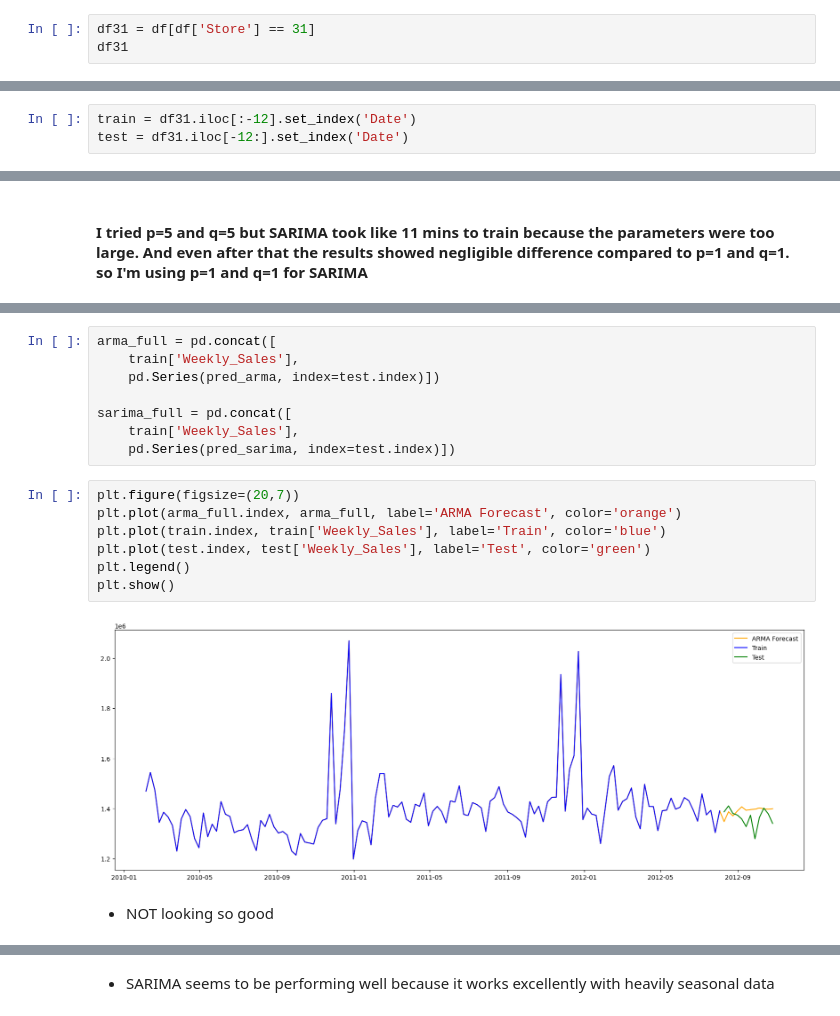
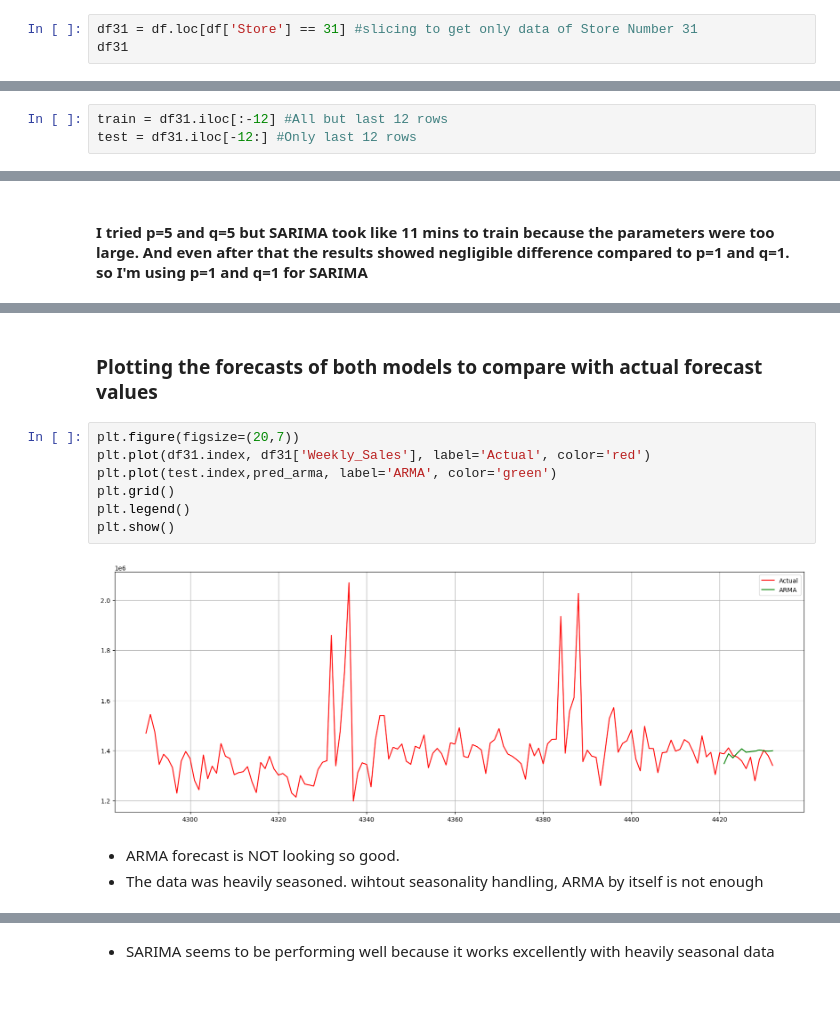
Before and after one commit to RehanShaikh-ai/walmart-weekly-forecast, a Jupyter notebook: walmart_sales.ipynb, the cells around one changed output, grey strips where cells are left out. Cells and saved outputs as stored; diff of their text form.

Commit message:
complete forecasting

```diff
--- a/walmart_sales.ipynb
+++ b/walmart_sales.ipynb
@@ -212,7 +223,7 @@ Difference between the Total Sales of THE BEST and THE WORST is:  243875002.96
 - We'll focus on forecast of  sales one of these stores.
 - I will choose store number 31 because I was born on 31st July (no rule says I cant do that😶‍🌫️).
 # %%
-df31 = df[df['Store'] == 31]
+df31 = df.loc[df['Store'] == 31] #slicing to get only data of Store Number 31
 df31
 # %% [output]
 |  | Store | Date | Weekly_Sales | Holiday_Flag | Temperature | Fuel_Price | CPI | Unemployment |
@@ -266,8 +282,8 @@ plt.show()
 - We'll test ARMA and SARIMA to see which works the best (it seems much likely that SARIMA will perform the best as there are seasonal spikes)
 - We are not training ARIMA as the data was already stationary and didnt require differening
 # %%
-train = df31.iloc[:-12].set_index('Date')
-test = df31.iloc[-12:].set_index('Date')
+train = df31.iloc[:-12] #All but last 12 rows
+test = df31.iloc[-12:] #Only last 12 rows
 # %% [markdown]
 ### 1. ARMA model
 # %%
@@ -306,21 +308,16 @@ print(rmse_sarima)
-# %%
-arma_full = pd.concat([
-    train['Weekly_Sales'],
-    pd.Series(pred_arma, index=test.index)])
-
-sarima_full = pd.concat([
-    train['Weekly_Sales'],
-    pd.Series(pred_sarima, index=test.index)])
+# %% [markdown]
+### Plotting the forecasts of both models to compare with actual forecast values
 # %%
 plt.figure(figsize=(20,7))
-plt.plot(arma_full.index, arma_full, label='ARMA Forecast', color='orange')
-plt.plot(train.index, train['Weekly_Sales'], label='Train', color='blue')
-plt.plot(test.index, test['Weekly_Sales'], label='Test', color='green')
+plt.plot(df31.index, df31['Weekly_Sales'], label='Actual', color='red')
+plt.plot(test.index,pred_arma, label='ARMA', color='green')
+plt.grid()
 plt.legend()
 plt.show()
 # %% [output]
-[figure, old version]
+[figure, new version]
-# %% [markdown]
-- NOT looking so good
+# %% [markdown]
+- ARMA forecast is NOT looking so good.
+- The data was heavily seasoned. wihtout seasonality handling, ARMA by itself is not enough
 # %%
 plt.figure(figsize=(20,7))
```
Also changed, not shown: parts of 45 cells of this notebook.
